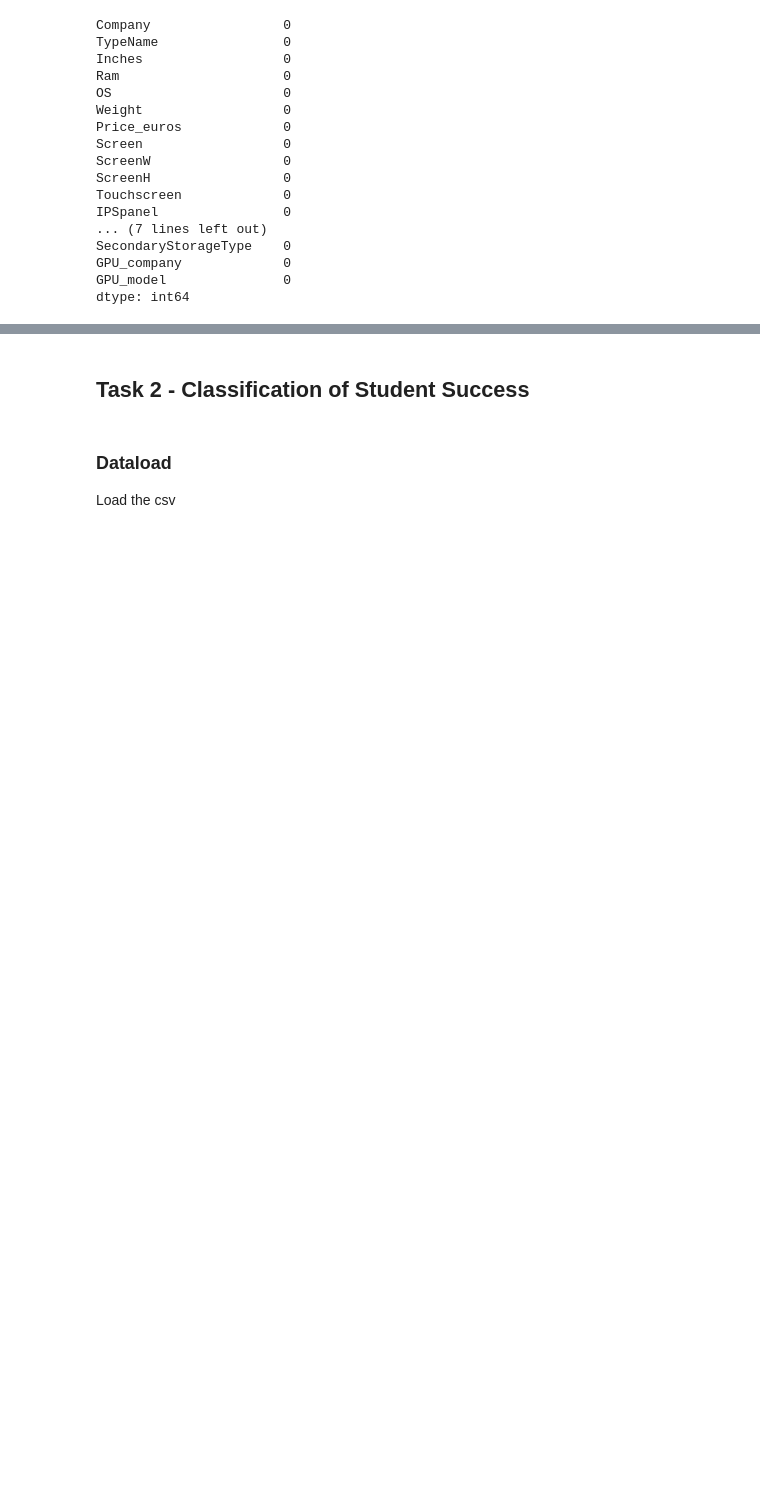
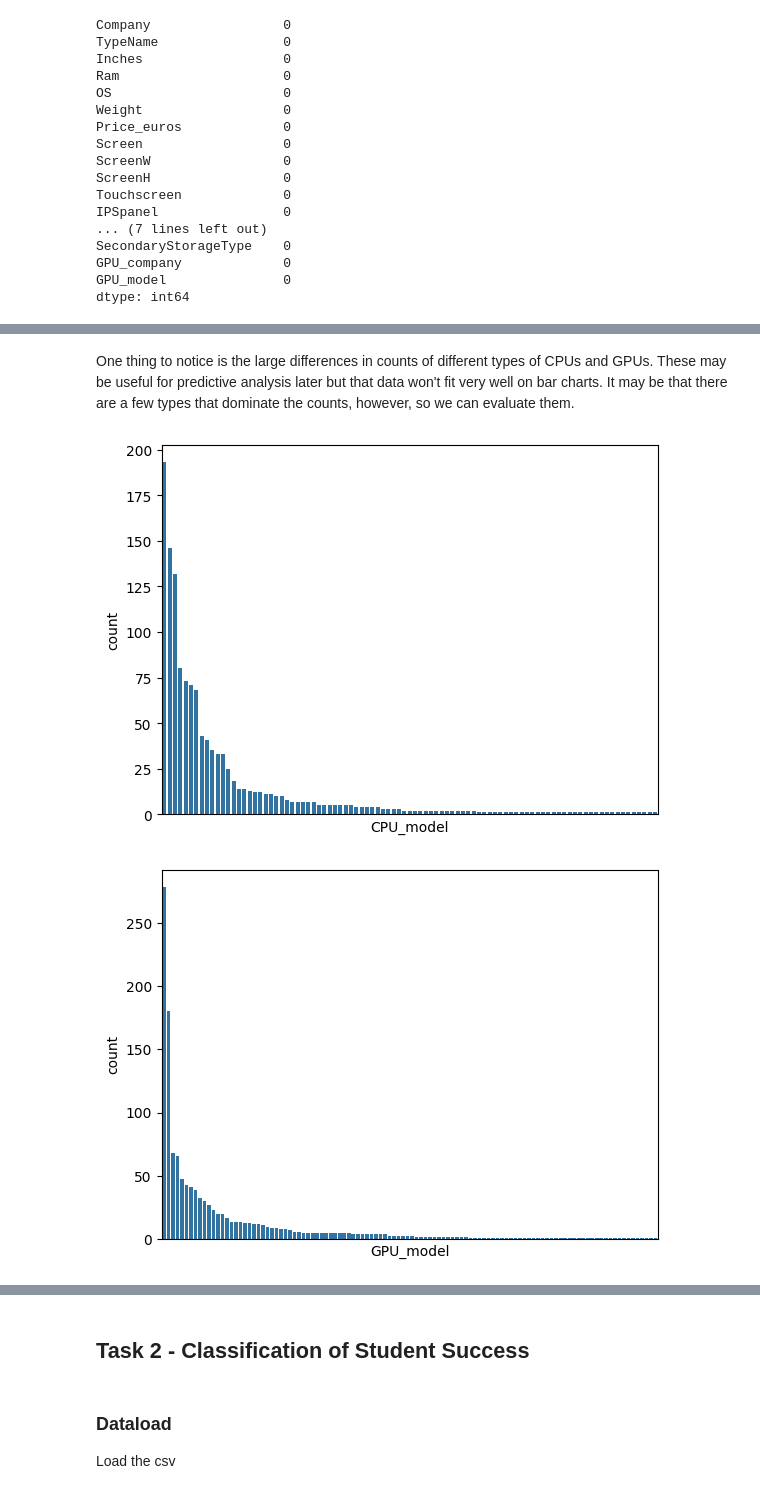
Before and after one commit to wortcook/UMKC, a Jupyter notebook: Fall2024/CS5530-0005/proj/notebook.ipynb, the cells around one changed output, grey strips where cells are left out. Saved outputs shown, nothing was run; the diff lists cells and outputs as text; code cells hidden in the pictures; blank space fills up the shorter version.

```diff
--- a/Fall2024/CS5530-0005/proj/notebook.ipynb
+++ b/Fall2024/CS5530-0005/proj/notebook.ipynb
@@ -90,0 +125,14 @@ dtype: int64
+# %% [markdown]
+One thing to notice is the large differences in counts of different types of CPUs and GPUs. These may be useful for predictive analysis later but that data won't fit very well on bar charts. It may be that there are a few types that dominate the counts, however, so we can evaluate them.
+# %%
+#Plot the most common CPU models
+sns.countplot(data=df_laptops, x='CPU_model', order=df_laptops['CPU_model'].value_counts().index)
+plt.xticks([])
+plt.show()
+
+sns.countplot(data=df_laptops, x='GPU_model', order=df_laptops['GPU_model'].value_counts().index)
+plt.xticks([])
+plt.show()
+# %% [output]
+[figure, added]
+[figure, added]
```
Also changed, not shown: parts of 13 cells of this notebook.
